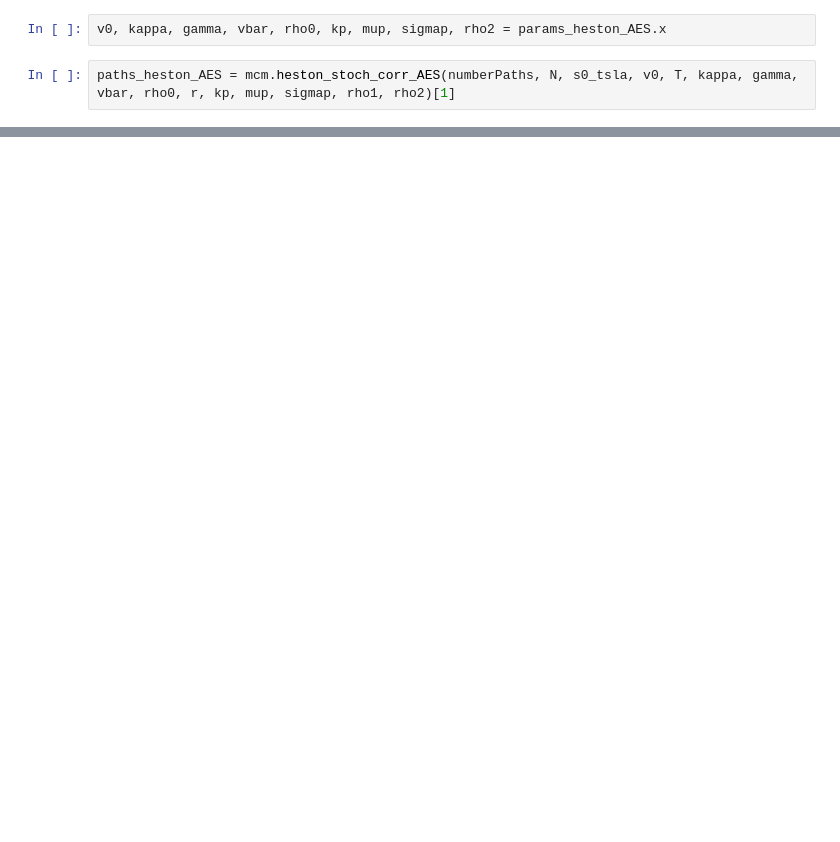
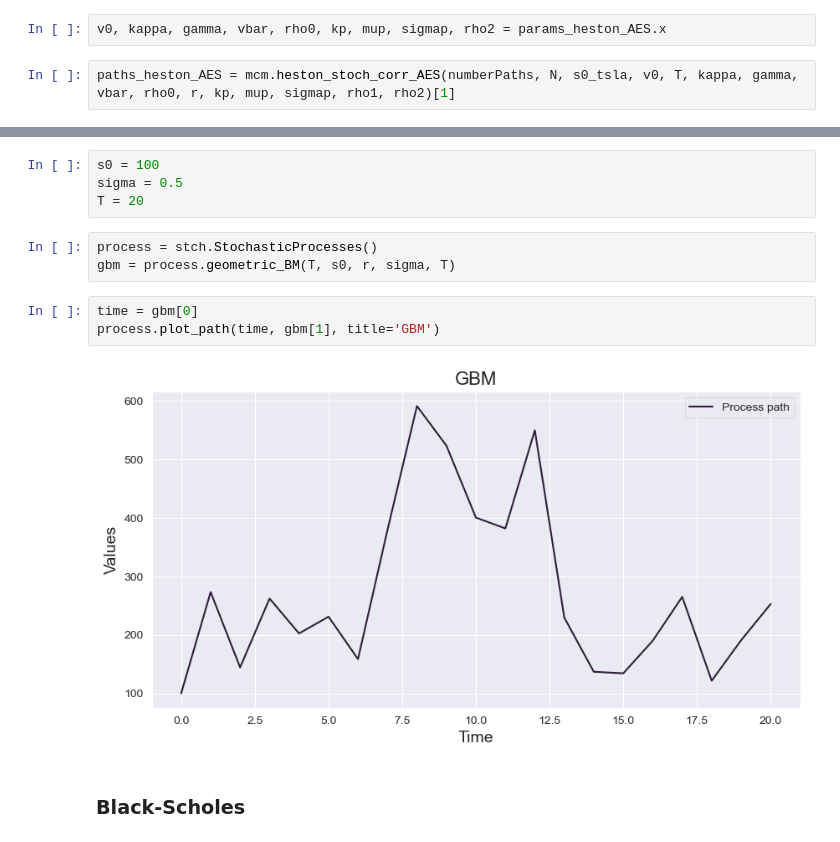
Before and after one commit to kirillzx/Generalized-Bates-model-draft, a Jupyter notebook: Calibrations/Calibration_Main.ipynb, the cells around one changed output, grey strips where cells are left out. Drawn from its saved outputs; the diff is of its cells as text; blank space fills up the shorter version.

```diff
--- a/Calibrations/Calibration_Main.ipynb
+++ b/Calibrations/Calibration_Main.ipynb
@@ -161,0 +222,14 @@ plt.show()
+# %%
+s0 = 100
+sigma = 0.5
+T = 20
+# %%
+process = stch.StochasticProcesses()
+gbm = process.geometric_BM(T, s0, r, sigma, T)
+# %%
+time = gbm[0]
+process.plot_path(time, gbm[1], title='GBM')
+# %% [output]
+[figure, added]
+# %% [markdown]
+### Black-Scholes
```
Also changed, not shown: parts of 24 cells of this notebook.
